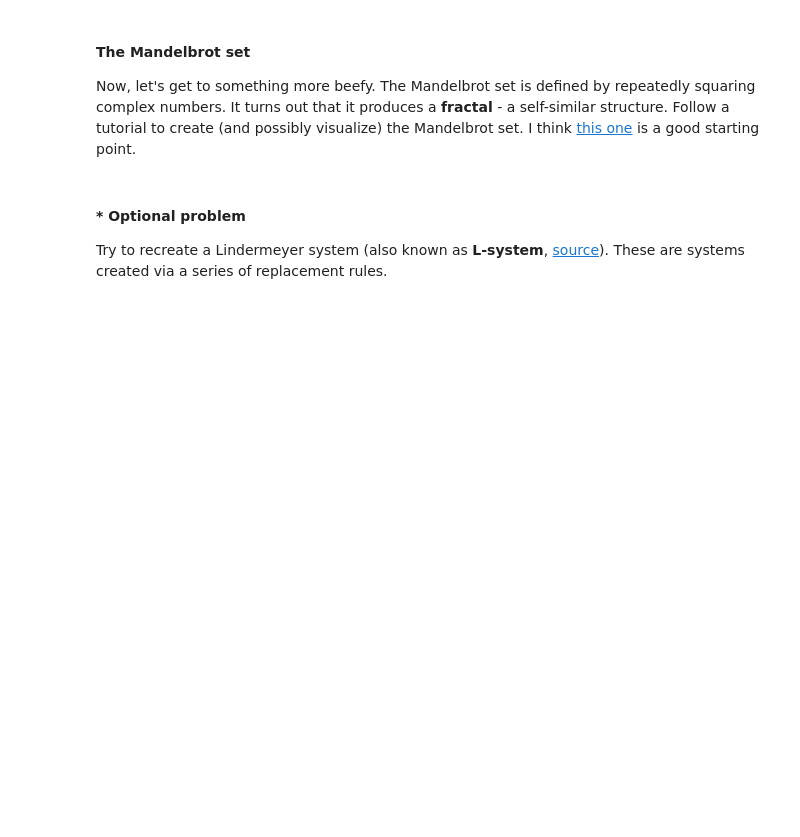
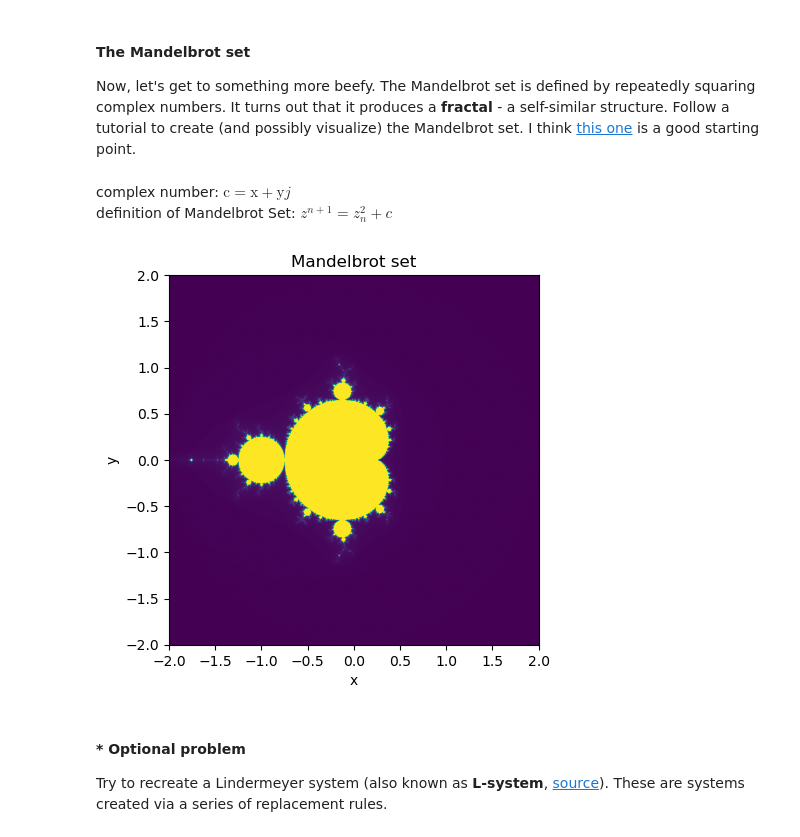
Before and after one commit to vessln/Math_concepts_for_developers, a Jupyter notebook: 2.Basic-Algebra/Basic Algebra Exercise.ipynb, the cells around one changed output. Cells and saved outputs as stored; diff of their text form; code cells hidden in the pictures; blank space fills up the shorter version.

```diff
--- a/2.Basic-Algebra/Basic Algebra Exercise.ipynb
+++ b/2.Basic-Algebra/Basic Algebra Exercise.ipynb
@@ -471,3 +489,50 @@ Now, let's get to something more beefy. The Mandelbrot set is defined by repeate
+# %% [markdown]
+complex number: $ \text{c} = \text{x} + \text{y}j $ \
+definition of Mandelbrot Set: $ z^{n+1} = z_n^2 + c $
+# %%
+# GPT help!
+
+def mandelbrot(c, max_iter):
+    z = 0
+    for n in range(max_iter):
+        z = z*z + c
+        if abs(z) > 2:
+            return n
+
+    return max_iter
+
+def mandelbrot_set(xmin, xmax, ymin, ymax, width, height, max_iter):
+    x = np.linspace(xmin, xmax, width)
+    y = np.linspace(ymin, ymax, height)
+    pixels = np.zeros((width, height))
+
+    for i in range(width):
+        for j in range(height):
+            c = x[i] + 1j*y[j]
+            pixels[i,j] = mandelbrot(c, max_iter)
+    return pixels
+
+def plot_mandelbrot_set(xmin, xmax, ymin, ymax, width, height, max_iter):
+    mandelbrot_image = mandelbrot_set(xmin, xmax, ymin, ymax, width, height, max_iter)
+
+    # Display the Mandelbrot set
+    plt.imshow(mandelbrot_image.T, extent=[xmin, xmax, ymin, ymax])
+    plt.title("Mandelbrot set")
+    plt.xlabel("x")
+    plt.ylabel("y")
+    plt.show()
+
+
+# Define the range and resolution of the Mandelbrot set
+xmin, xmax, ymin, ymax = -2.0, 2.0, -2.0, 2.0
+width = 1000
+height = 750
+max_iter = 256
+
+# Plot the Mandelbrot set
+plot_mandelbrot_set(xmin, xmax, ymin, ymax, width, height, max_iter)
+# %% [output]
+[figure, added]
 # %% [markdown]
 #### * Optional problem
 Try to recreate a Lindermeyer system (also known as **L-system**, [source](https://en.wikipedia.org/wiki/L-system)). These are systems created via a series of replacement rules.
```
Also changed, not shown: parts of 17 cells of this notebook.
